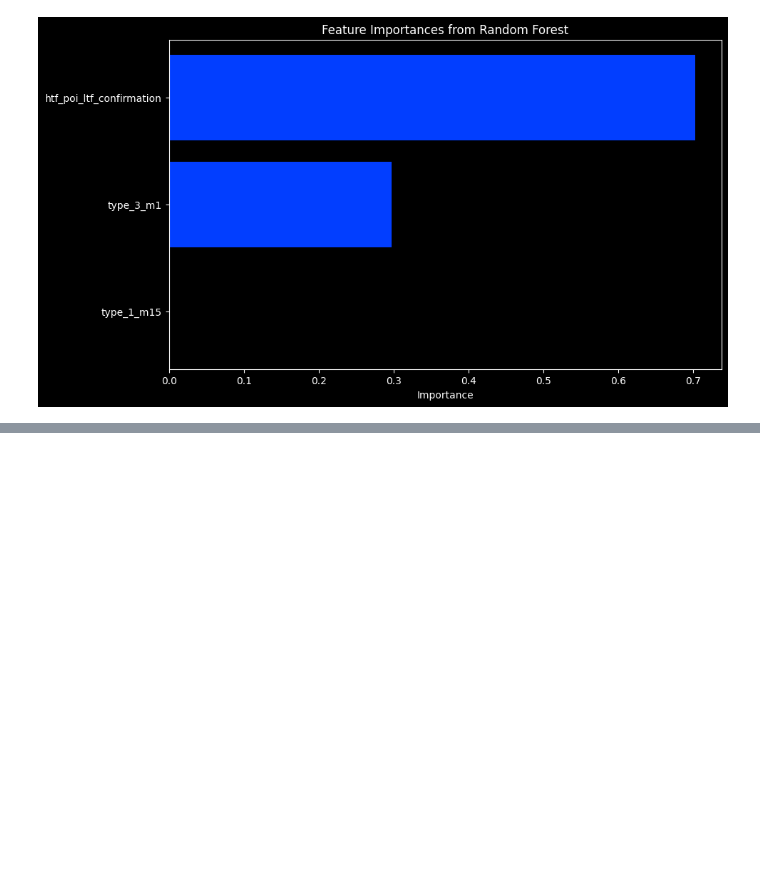
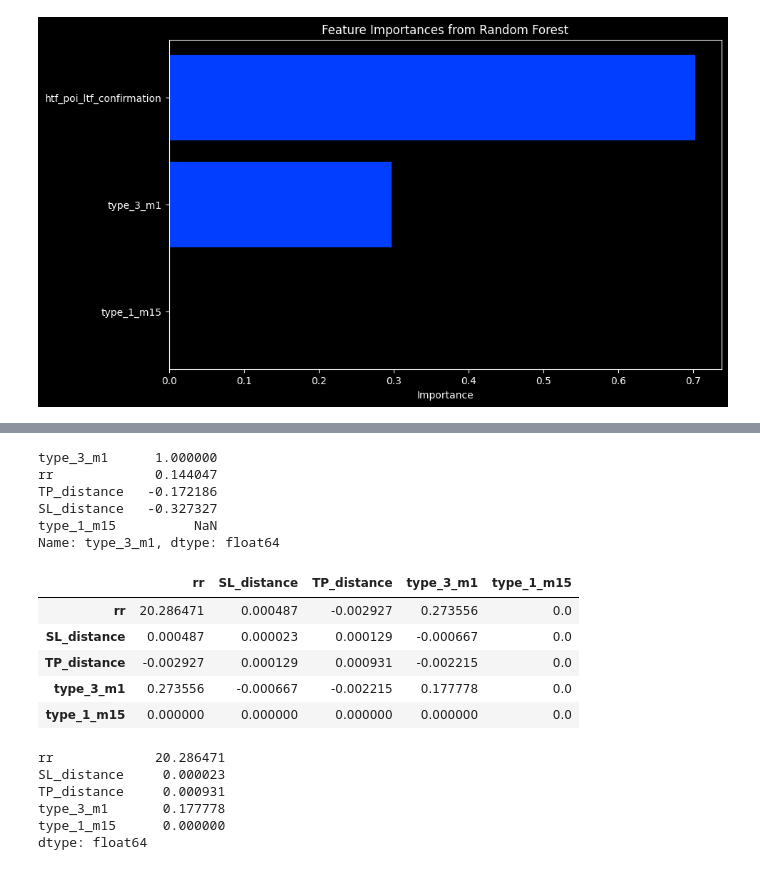
Before and after one commit to put101/trade_journal, a Jupyter notebook: analysis.ipynb, the cells around one changed output, grey strips where cells are left out. Saved outputs shown, nothing was run; the diff lists cells and outputs as text; code cells hidden in the pictures; blank space fills up the shorter version.

Commit message:
corr

```diff
--- a/analysis.ipynb
+++ b/analysis.ipynb
@@ -320,0 +445,29 @@ plt.show()
+# %%
+correlation_matrix = full_df[['rr','SL_distance', 'TP_distance', 'type_3_m1', 'type_1_m15']].corr()
+print(correlation_matrix['type_3_m1'].sort_values(ascending=False))
+# %% [output]
+type_3_m1      1.000000
+rr             0.144047
+TP_distance   -0.172186
+SL_distance   -0.327327
+type_1_m15          NaN
+Name: type_3_m1, dtype: float64
+# %%
+df = full_df[['rr', 'SL_distance', 'TP_distance', 'type_3_m1', 'type_1_m15']]
+df.cov()
+# %% [output]
+|  | rr | SL_distance | TP_distance | type_3_m1 | type_1_m15 |
+| rr | 20.286471 | 0.000487 | -0.002927 | 0.273556 | 0.0 |
+| SL_distance | 0.000487 | 0.000023 | 0.000129 | -0.000667 | 0.0 |
+| TP_distance | -0.002927 | 0.000129 | 0.000931 | -0.002215 | 0.0 |
+| type_3_m1 | 0.273556 | -0.000667 | -0.002215 | 0.177778 | 0.0 |
+| type_1_m15 | 0.000000 | 0.000000 | 0.000000 | 0.000000 | 0.0 |
+# %%
+df.var()
+# %% [output]
+rr             20.286471
+SL_distance     0.000023
+TP_distance     0.000931
+type_3_m1       0.177778
+type_1_m15      0.000000
+dtype: float64
```
Also changed, not shown: parts of 13 cells of this notebook.
